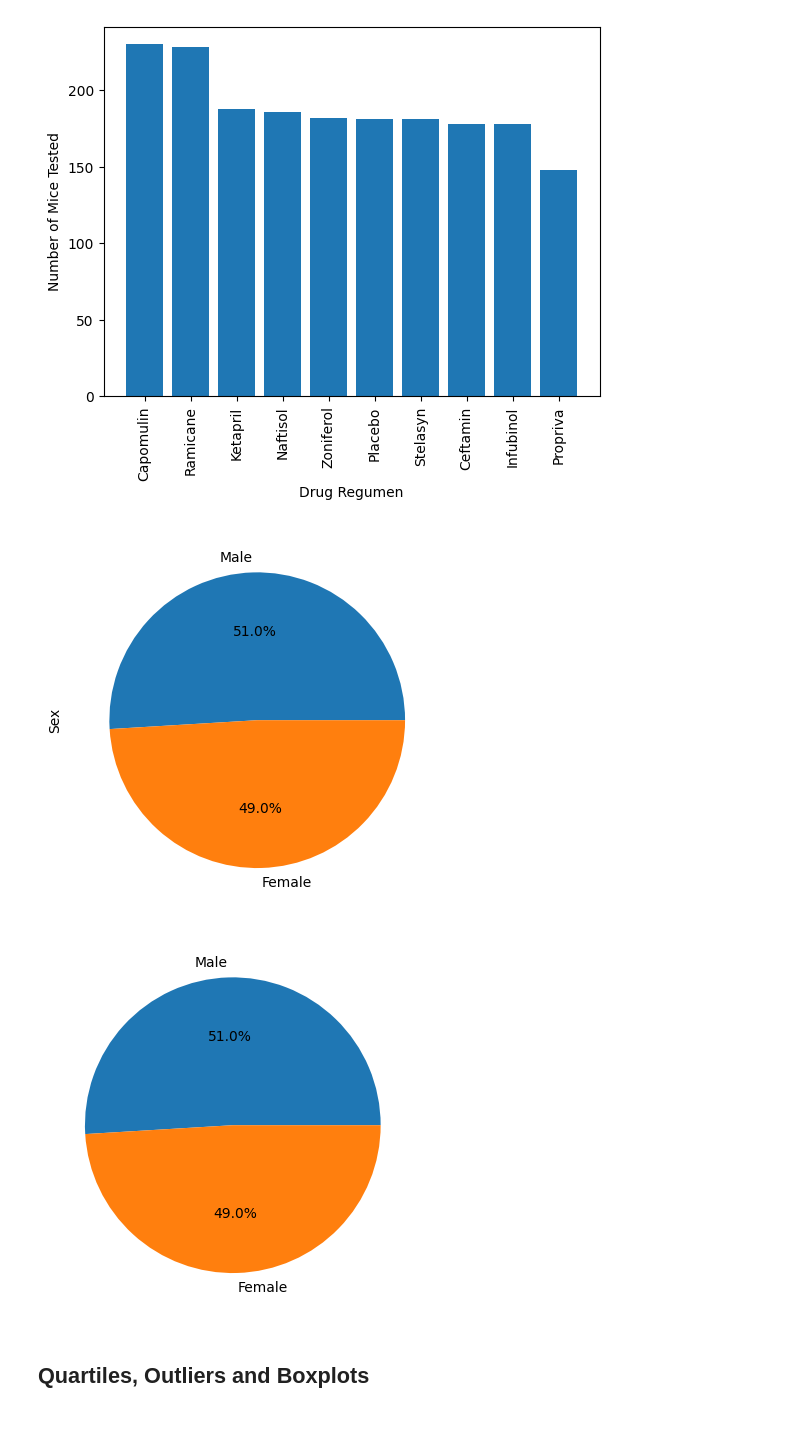
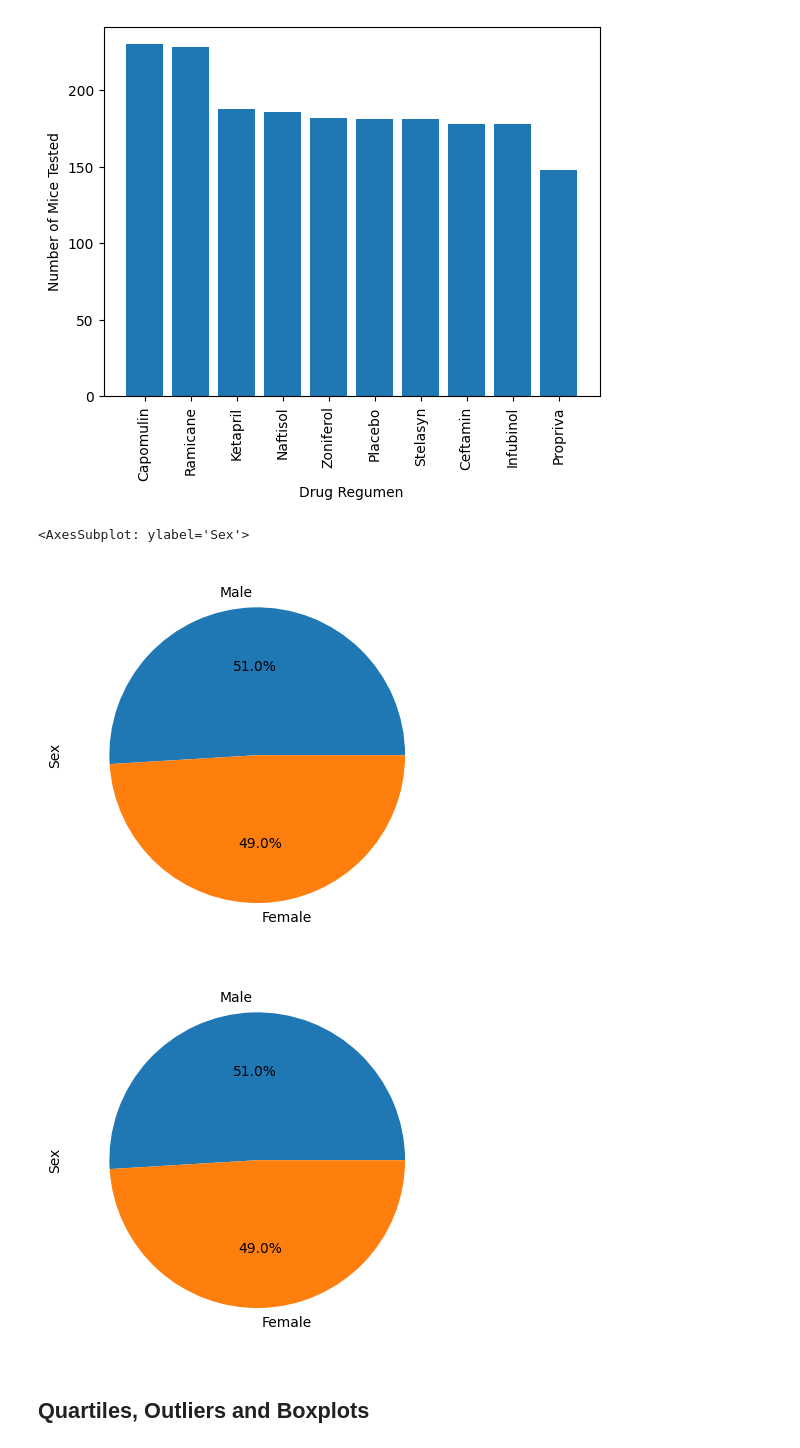
Before and after one commit to akinyemia/Matplotlib-challenge, a Jupyter notebook: Pymaceuticals/main.ipynb, the cells around one changed output. Drawn from its saved outputs; the diff is of its cells as text; code cells hidden in the pictures.

```diff
--- a/Pymaceuticals/main.ipynb
+++ b/Pymaceuticals/main.ipynb
@@ -246,17 +248,19 @@ t = t.sort_values(ascending=False)
 
 # t.plot.pie(y=t.values, autopct='%1.1f%%')
 
-clean_results['Sex'].value_counts().plot(kind='pie',autopct='%1.1f%%').savefig()
+clean_results['Sex'].value_counts().plot(kind='pie',autopct='%1.1f%%')
 # %% [output]
+<AxesSubplot: ylabel='Sex'>
 [figure]
 # %%
 # Generate a pie plot showing the distribution of female versus male mice using pyplot
 
 plt.pie(clean_results['Sex'].value_counts(), labels=t.index, autopct='%1.1f%%')
 # plt.title('Sex', loc='center')
+plt.ylabel('Sex')
 plt.show()
 # %% [output]
-[figure, old version]
+[figure, new version]
 # %% [markdown]
 ## Quartiles, Outliers and Boxplots
 # %%
```
Also changed, not shown: parts of 1 cell of this notebook.
